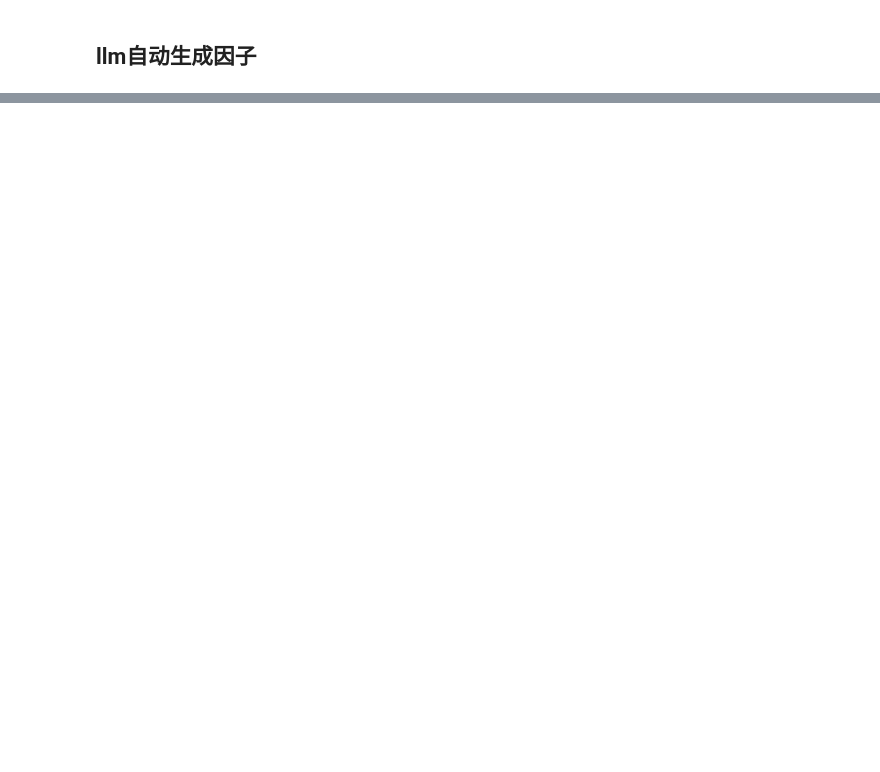
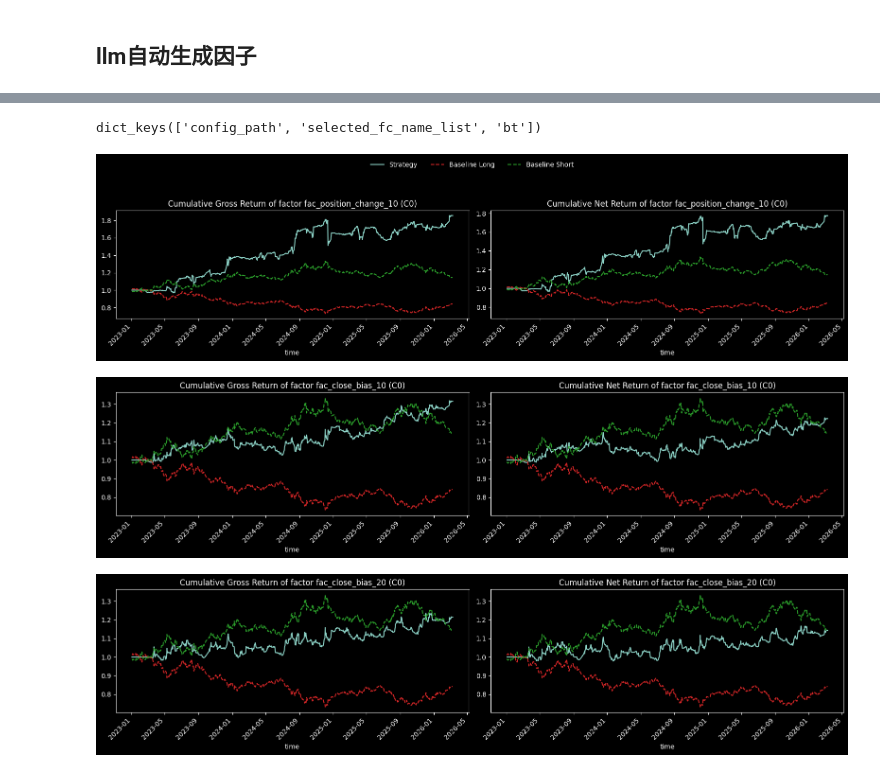
Before and after one commit to leoweng111/lionet, a Jupyter notebook: notebook/test_20260315.ipynb, the cells around one changed output, grey strips where cells are left out. Saved outputs shown, nothing was run; the diff lists cells and outputs as text; code cells hidden in the pictures; blank space fills up the shorter version.

```diff
--- a/notebook/test_20260315.ipynb
+++ b/notebook/test_20260315.ipynb
@@ -189,11 +253,12 @@ from factors.factor_auto_search import FactorGenerator
 # %%
+from factors.factor_auto_search import FactorGenerator
 fg = FactorGenerator(
     method='llm_prompt',
     instrument_id_list=['C0'],
     fc_freq='1d',
     start_time='20230101',
     end_time='20260310',
-    max_factor_count=100,
+    max_factor_count=10,
     min_window_size=20,
     model_name='deepseek',
     llm_factor_count=5,
@@ -201,14 +266,14 @@ fg = FactorGenerator(
     n_jobs=5,
     apply_rolling_norm=True,
     rolling_norm_window=30,
-    rolling_norm_min_periods=20
+    rolling_norm_min_periods=20,
+    calculate_baseline=True
 )
 # %%
 # one-step: mine + filter + save high-quality config
 result = fg.auto_mine_select_and_save_fc(
-    net_ret_threshold=0.05,
-    sharpe_threshold=0.8,
-    fc_package_name='from_llm_high_quality_fc_20260317',
+    net_ret_threshold=0.0,
+    sharpe_threshold=0.0,
     require_all_instruments=False
 )
 # %% [output]
@@ -215,0 +314,11 @@ No factors passed thresholds: net_ret_threshold=0.05, sharpe_threshold=0.8.
+# %%
+result.keys()
+# %% [output]
+dict_keys(['config_path', 'selected_fc_name_list', 'bt'])
+# %%
+result['bt'].plot_nav(fc_name = result['selected_fc_name_list'],
+                      show_baseline=True)
+# %% [output]
+[figure, added]
+[figure, added]
+[figure, added]
```
Also changed, not shown: parts of 9 cells of this notebook, 7 other files.
